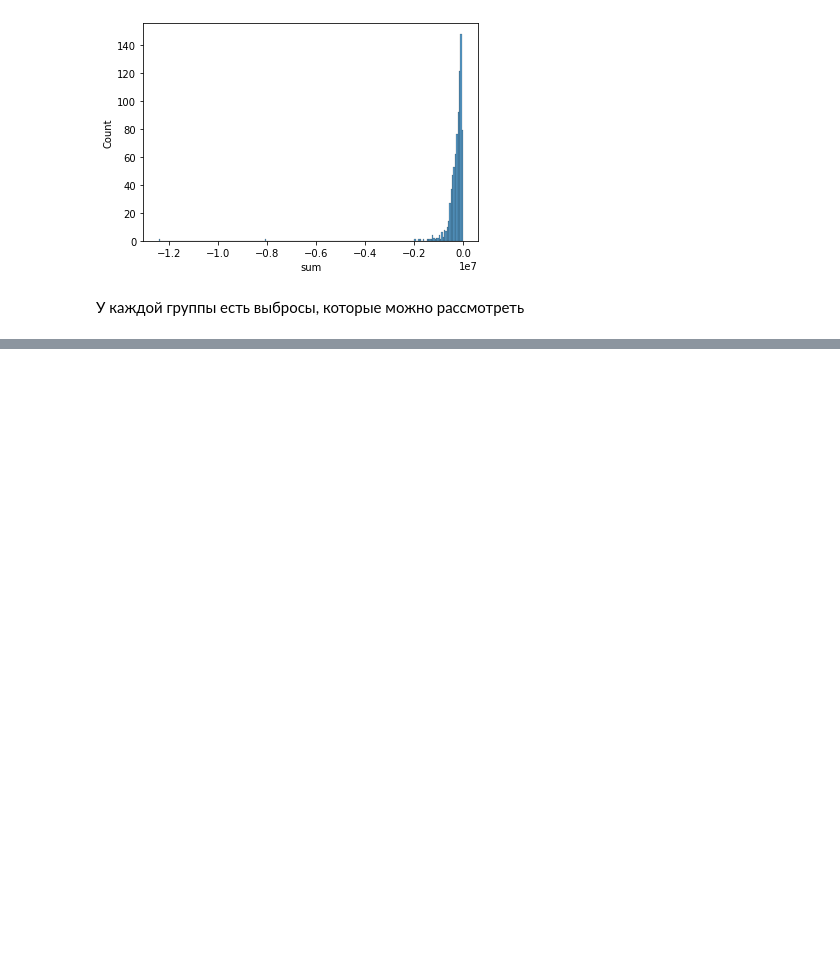
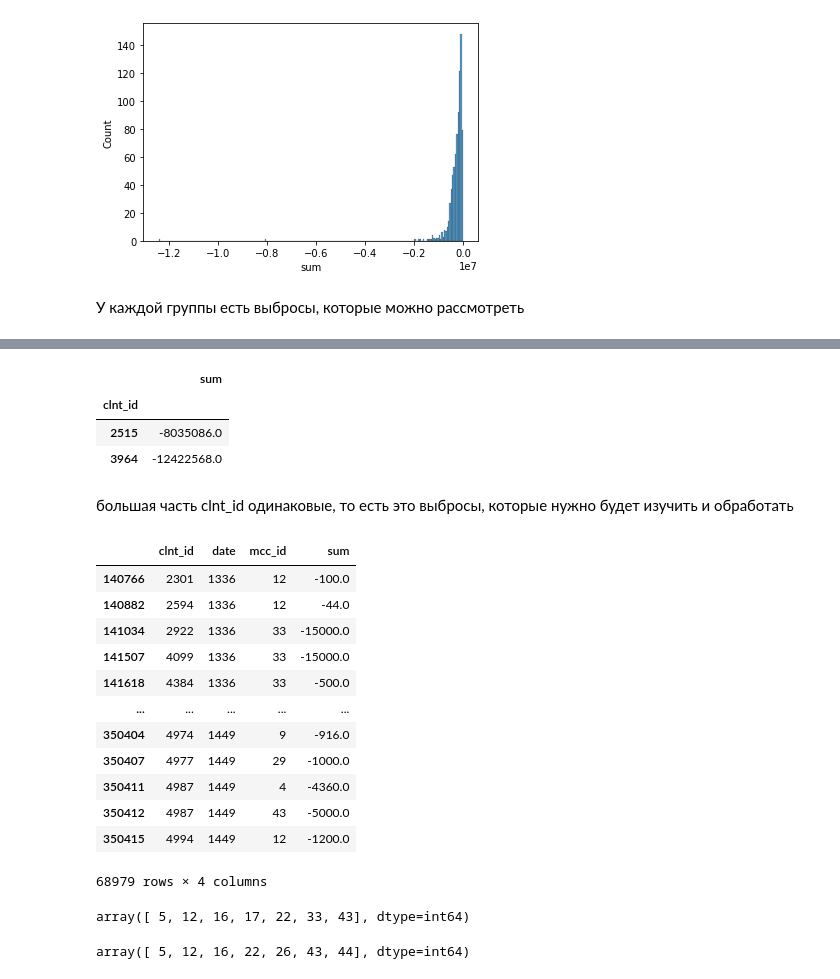
Before and after one commit to valpaq/some_competitions, a Jupyter notebook: ODS VTB/trans.ipynb, the cells around one changed output, grey strips where cells are left out. Cells and saved outputs as stored; diff of their text form; code cells hidden in the pictures; blank space fills up the shorter version.

```diff
--- a/ODS VTB/trans.ipynb
+++ b/ODS VTB/trans.ipynb
@@ -398,0 +446,10 @@ sns.histplot(g_1_s['sum'])
+# %%
+vub0id.update(g_1_s.loc[g_1_s['sum']<-2000000].index)
+g_1_s.loc[g_1_s['sum']<-2000000]
+# %% [output]
+|  | sum |
+| clnt_id |  |
+| 2515 | -8035086.0 |
+| 3964 | -12422568.0 |
+# %% [markdown]
+большая часть clnt_id одинаковые, то есть это выбросы, которые нужно будет изучить и обработать
@@ -398,0 +461,16 @@ sns.histplot(g_1_s['sum'])
+# %%
+solve
+# %% [output]
+|  | clnt_id | date | mcc_id | sum |
+| 140766 | 2301 | 1336 | 12 | -100.0 |
+| 140882 | 2594 | 1336 | 12 | -44.0 |
+| 141034 | 2922 | 1336 | 33 | -15000.0 |
+| 141507 | 4099 | 1336 | 33 | -15000.0 |
+| 141618 | 4384 | 1336 | 33 | -500.0 |
+| ... | ... | ... | ... | ... |
+| 350404 | 4974 | 1449 | 9 | -916.0 |
+| 350407 | 4977 | 1449 | 29 | -1000.0 |
+| 350411 | 4987 | 1449 | 4 | -4360.0 |
+| 350412 | 4987 | 1449 | 43 | -5000.0 |
+| 350415 | 4994 | 1449 | 12 | -1200.0 |
+68979 rows × 4 columns
@@ -398,0 +484,8 @@ sns.histplot(g_1_s['sum'])
+# %%
+np.sort(solve0.mcc_id.unique())
+# %% [output]
+array([ 5, 12, 16, 17, 22, 33, 43], dtype=int64)
+# %%
+np.sort(mcc0)
+# %% [output]
+array([ 5, 12, 16, 22, 26, 43, 44], dtype=int64)
```
Also changed, not shown: parts of 44 cells of this notebook, 4 other files.
